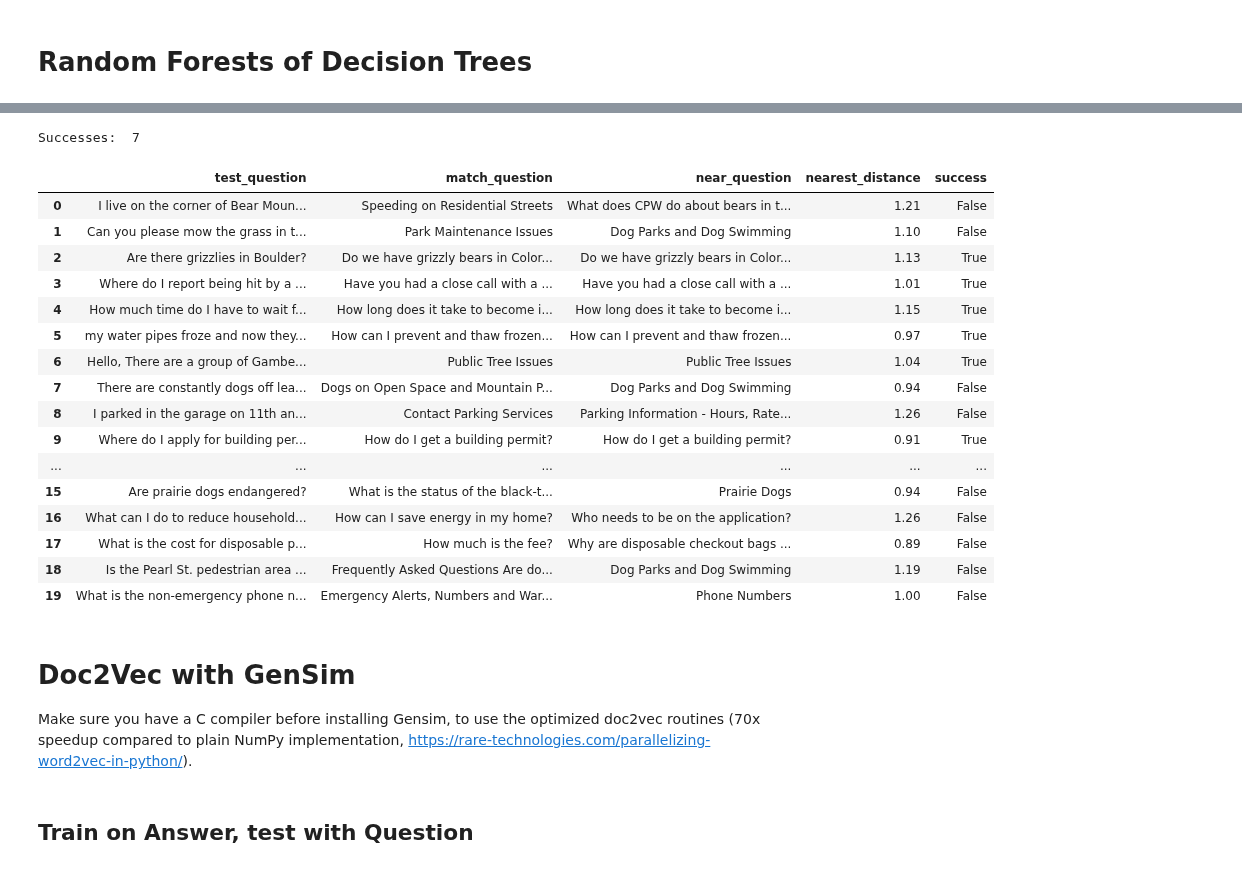
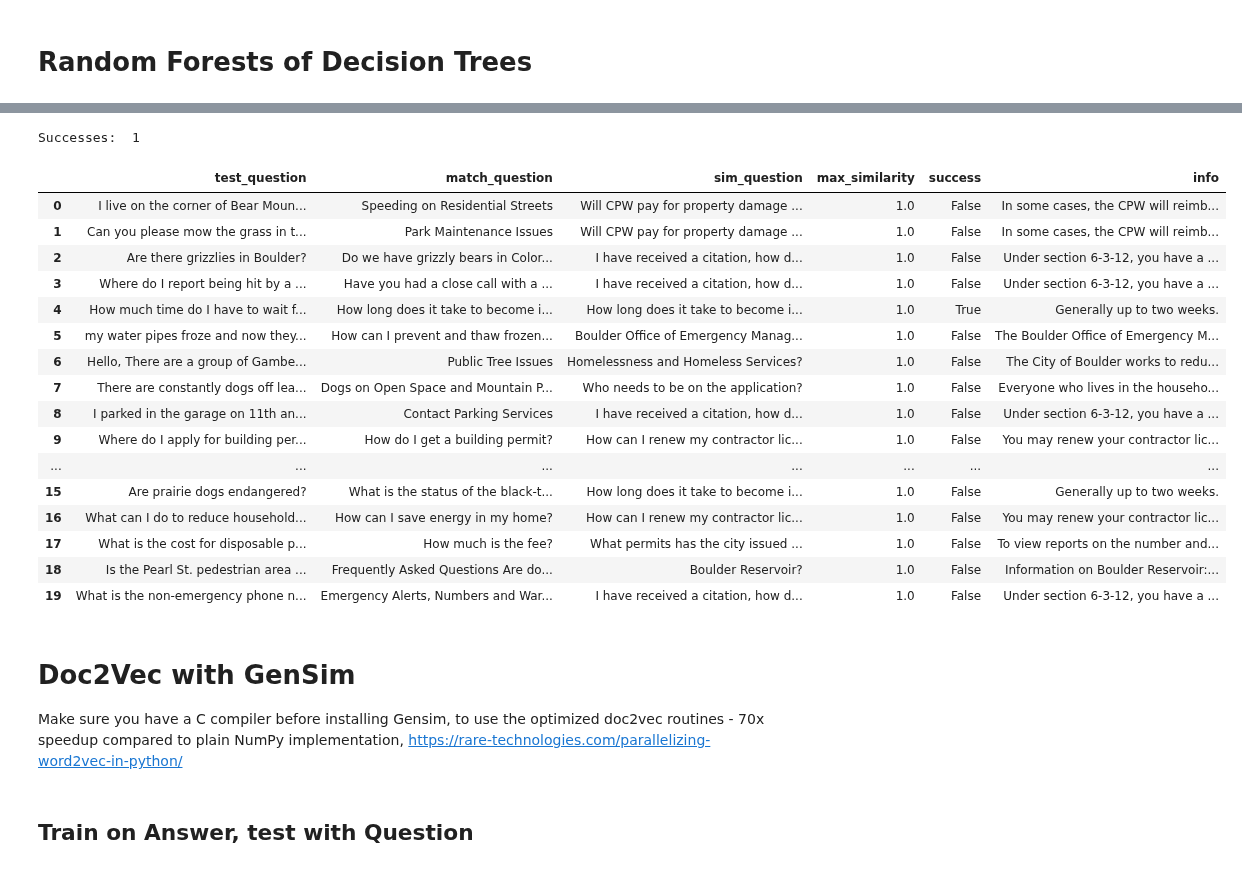
Before and after one commit to willtscott/inquire-boulder-chatbot, a Jupyter notebook: notebooks/faq-chatbot-sandbox.ipynb, the cells around one changed output, grey strips where cells are left out. Cells and saved outputs as stored; diff of their text form; code cells hidden in the pictures.

Commit message:
Word2Vec, automated testing, improved NLP

```diff
--- a/notebooks/faq-chatbot-sandbox.ipynb
+++ b/notebooks/faq-chatbot-sandbox.ipynb
@@ -164,0 +205,4 @@ Successes:  7
+# %%
+results['cosine_similarity'] = t.topic_success
+print('Successes: ', sum(results.cosine_similarity), '/', len(results), '=', round(sum(results.cosine_similarity) / len(results), 2))
+t
@@ -250,0 +371,7 @@ def kd_sim(query):
+# %%
+def w2v_text_process(mess):
+    """Returns list of the cleaned text in argument string mess, with stopwords, punctuation removed and tokens lemmatized."""
+    clean = [char if char not in string.punctuation else ' ' for char in mess]
+    clean = ''.join(clean)
+    clean = [word.lower() for word in clean.split() if word.lower() not in stop_words.ENGLISH_STOP_WORDS]
+    return clean
@@ -251,11 +393,24 @@ def kd_sim(query):
+# %%
+def max_sim_w2v(tq):
+    """Returns (index, similarity value) of string argument q's most similar match in FAQ, determined by cosine similarity."""
+    query = [w2v_text_process(tq)]
+    query = embedding_feats(query)
+
+    sims = np.transpose(cosine_similarity(query, corpus_vectors))
+
+    max_s = sims.max()
+    max_i = np.argmax(sims)
+
+    return max_i, max_s
 # %%
-def kd_respond(row):
-    """Returns argument row with added columns to match questions in FAQ."""
+def cosine_respond_w2v(row):
+    """Returns argument row with new info columns to match with questions in FAQ."""
     query = row.test_question.strip()
 
-    index, dis = kd_sim(query)
+    index, sim = max_sim_w2v(query)
 
-    row['near_question'] = faq.question.iloc[index]
-    row['nearest_distance'] = round(dis, 2)
-    row['success'] = row.near_question == row.match_question
+    row['sim_question'] = faq.question.iloc[index]
+    row['max_similarity'] = round(sim, 2)
+    row['success'] = row.sim_question == row.match_question
+    row['info'] = faq.answer.iloc[index]
     return row
@@ -262,29 +434,29 @@ def kd_respond(row):
 # %%
-results['kd_tree'] = test.apply(kd_respond, axis=1).success
-print('Successes: ', sum(results.kd_tree))
-test.apply(kd_respond, axis=1)
+results['w2v'] = test.apply(cosine_respond_w2v, axis=1).success
+print('Successes: ', sum(results.w2v))
+test.apply(cosine_respond_w2v, axis=1)
 # %% [output]
-Successes:  7
+Successes:  1
-|  | test_question | match_question | near_question | nearest_distance | success |
-| 0 | I live on the corner of Bear Moun... | Speeding on Residential Streets | What does CPW do about bears in t... | 1.21 | False |
-| 1 | Can you please mow the grass in t... | Park Maintenance Issues | Dog Parks and Dog Swimming | 1.10 | False |
-| 2 | Are there grizzlies in Boulder? | Do we have grizzly bears in Color... | Do we have grizzly bears in Color... | 1.13 | True |
-| 3 | Where do I report being hit by a ... | Have you had a close call with a ... | Have you had a close call with a ... | 1.01 | True |
-| 4 | How much time do I have to wait f... | How long does it take to become i... | How long does it take to become i... | 1.15 | True |
-| 5 | my water pipes froze and now they... | How can I prevent and thaw frozen... | How can I prevent and thaw frozen... | 0.97 | True |
-| 6 | Hello, There are a group of Gambe... | Public Tree Issues | Public Tree Issues | 1.04 | True |
-| 7 | There are constantly dogs off lea... | Dogs on Open Space and Mountain P... | Dog Parks and Dog Swimming | 0.94 | False |
-| 8 | I parked in the garage on 11th an... | Contact Parking Services | Parking Information - Hours, Rate... | 1.26 | False |
-| 9 | Where do I apply for building per... | How do I get a building permit? | How do I get a building permit? | 0.91 | True |
-| ... | ... | ... | ... | ... | ... |
-| 15 | Are prairie dogs endangered? | What is the status of the black-t... | Prairie Dogs | 0.94 | False |
-| 16 | What can I do to reduce household... | How can I save energy in my home? | Who needs to be on the application? | 1.26 | False |
-| 17 | What is the cost for disposable p... | How much is the fee? | Why are disposable checkout bags ... | 0.89 | False |
-| 18 | Is the Pearl St. pedestrian area ... | Frequently Asked Questions Are do... | Dog Parks and Dog Swimming | 1.19 | False |
-| 19 | What is the non-emergency phone n... | Emergency Alerts, Numbers and War... | Phone Numbers | 1.00 | False |
+|  | test_question | match_question | sim_question | max_similarity | success | info |
+| 0 | I live on the corner of Bear Moun... | Speeding on Residential Streets | Will CPW pay for property damage ... | 1.0 | False | In some cases, the CPW will reimb... |
+| 1 | Can you please mow the grass in t... | Park Maintenance Issues | Will CPW pay for property damage ... | 1.0 | False | In some cases, the CPW will reimb... |
+| 2 | Are there grizzlies in Boulder? | Do we have grizzly bears in Color... | I have received a citation, how d... | 1.0 | False | Under section 6‐3‐12, you have a ... |
+| 3 | Where do I report being hit by a ... | Have you had a close call with a ... | I have received a citation, how d... | 1.0 | False | Under section 6‐3‐12, you have a ... |
+| 4 | How much time do I have to wait f... | How long does it take to become i... | How long does it take to become i... | 1.0 | True | Generally up to two weeks. |
+| 5 | my water pipes froze and now they... | How can I prevent and thaw frozen... | Boulder Office of Emergency Manag... | 1.0 | False | The Boulder Office of Emergency M... |
+| 6 | Hello, There are a group of Gambe... | Public Tree Issues | Homelessness and Homeless Services? | 1.0 | False | The City of Boulder works to redu... |
+| 7 | There are constantly dogs off lea... | Dogs on Open Space and Mountain P... | Who needs to be on the application? | 1.0 | False | Everyone who lives in the househo... |
+| 8 | I parked in the garage on 11th an... | Contact Parking Services | I have received a citation, how d... | 1.0 | False | Under section 6‐3‐12, you have a ... |
+| 9 | Where do I apply for building per... | How do I get a building permit? | How can I renew my contractor lic... | 1.0 | False | You may renew your contractor lic... |
+| ... | ... | ... | ... | ... | ... | ... |
+| 15 | Are prairie dogs endangered? | What is the status of the black-t... | How long does it take to become i... | 1.0 | False | Generally up to two weeks. |
+| 16 | What can I do to reduce household... | How can I save energy in my home? | How can I renew my contractor lic... | 1.0 | False | You may renew your contractor lic... |
+| 17 | What is the cost for disposable p... | How much is the fee? | What permits has the city issued ... | 1.0 | False | To view reports on the number and... |
+| 18 | Is the Pearl St. pedestrian area ... | Frequently Asked Questions Are do... | Boulder Reservoir? | 1.0 | False | Information on Boulder Reservoir:... |
+| 19 | What is the non-emergency phone n... | Emergency Alerts, Numbers and War... | I have received a citation, how d... | 1.0 | False | Under section 6‐3‐12, you have a ... |
 # %% [markdown]
 # Doc2Vec with GenSim
-Make sure you have a C compiler before installing Gensim, to use the optimized doc2vec routines (70x speedup compared to plain NumPy implementation, https://rare-technologies.com/parallelizing-word2vec-in-python/).
+Make sure you have a C compiler before installing Gensim, to use the optimized doc2vec routines - 70x speedup compared to plain NumPy implementation, https://rare-technologies.com/parallelizing-word2vec-in-python/
 # %%
 import gensim
 from gensim.models import Doc2Vec
```
Also changed, not shown: parts of 44 cells of this notebook, 15 other files.
